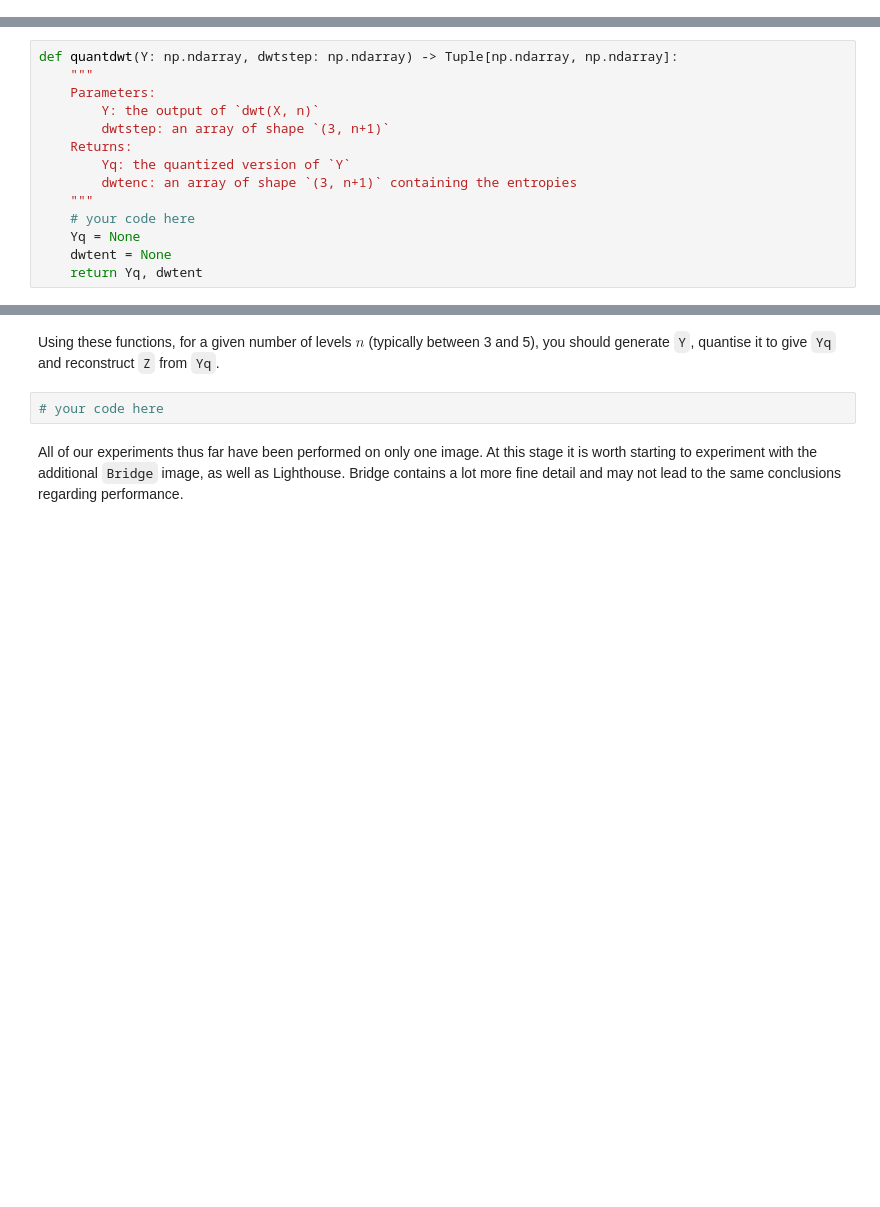
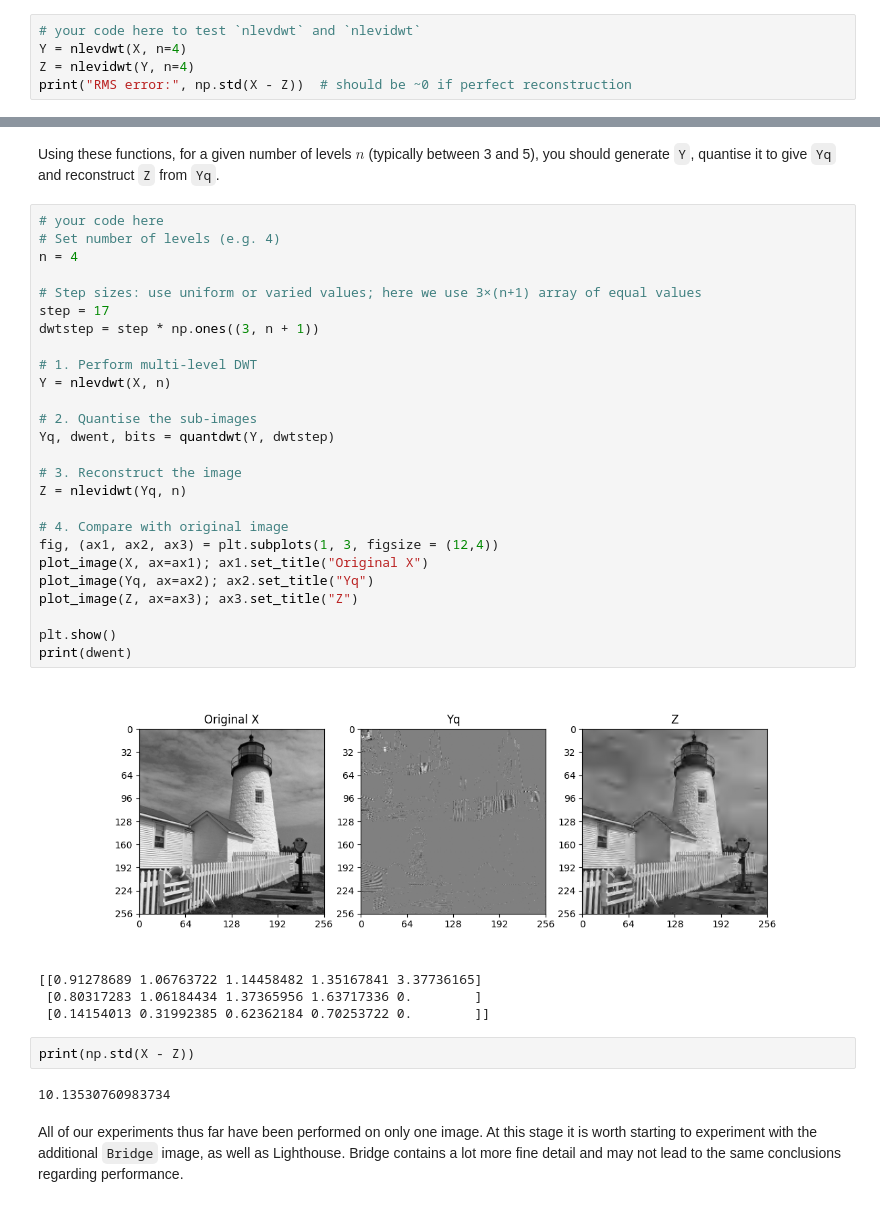
Before and after one commit to LucyYuanZihan/Lucy_cued_sf2_lab, a Jupyter notebook: 9-dwt.ipynb, the cells around one changed output, grey strips where cells are left out. Cells and saved outputs as stored; diff of their text form; blank space fills up the shorter version.

```diff
--- a/9-dwt.ipynb
+++ b/9-dwt.ipynb
@@ -349,0 +407,5 @@ def nlevidwt(Y, n):
+# %%
+# your code here to test `nlevdwt` and `nlevidwt`
+Y = nlevdwt(X, n=4)
+Z = nlevidwt(Y, n=4)
+print("RMS error:", np.std(X - Z))  # should be ~0 if perfect reconstruction
@@ -353,17 +417,3 @@ sub-images of `Y` to give `Yq` and calculate their
 entropy.  The sub-images at each level `i` of the DWT should
 be quantised according to a $3 \times (n+1)$ matrix `dwtstep[k,i]` of
 step-sizes, where $\mathtt{k}=\left\{0,1,2\right\}$ corresponds to each of the three high-pass images at level `i` (top right, bottom left, and bottom right, respectively), and the final low-pass image is quantised with `dwtstep[0,n]`. This matrix will be populated either with the same number in all elements (for equal-step-size quantisation) or a range of different numbers (for equal-MSE quantisation). The entropies for each sub-image should be stored in a similar $3 \times (n+1)$ matrix `dwtent[k,i]`.
-# %%
-def quantdwt(Y: np.ndarray, dwtstep: np.ndarray) -> Tuple[np.ndarray, np.ndarray]:
-    """
-    Parameters:
-        Y: the output of `dwt(X, n)`
-        dwtstep: an array of shape `(3, n+1)`
-    Returns:
-        Yq: the quantized version of `Y`
-        dwtenc: an array of shape `(3, n+1)` containing the entropies
-    """
-    # your code here
-    Yq = None
-    dwtent = None
-    return Yq, dwtent
@@ -371,8 +470,41 @@ def quantdwt(Y: np.ndarray, dwtstep: np.ndarray) -> Tuple[np.ndarray, np.ndarray
 Using these functions, for a given number of levels $n$ (typically
 between 3 and 5), you should generate `Y`, quantise it to
 give `Yq` and reconstruct `Z` from `Yq`.
-# %%
-# your code here
+# %%
+# your code here
+# Set number of levels (e.g. 4)
+n = 4
+
+# Step sizes: use uniform or varied values; here we use 3×(n+1) array of equal values
+step = 17
+dwtstep = step * np.ones((3, n + 1))
+
+# 1. Perform multi-level DWT
+Y = nlevdwt(X, n)
+
+# 2. Quantise the sub-images
+Yq, dwent, bits = quantdwt(Y, dwtstep)
+
+# 3. Reconstruct the image
+Z = nlevidwt(Yq, n)
+
+# 4. Compare with original image
+fig, (ax1, ax2, ax3) = plt.subplots(1, 3, figsize = (12,4))
+plot_image(X, ax=ax1); ax1.set_title("Original X")
+plot_image(Yq, ax=ax2); ax2.set_title("Yq")
+plot_image(Z, ax=ax3); ax3.set_title("Z")
+
+plt.show()
+print(dwent)
+# %% [output]
+[figure, added]
+[[0.91278689 1.06763722 1.14458482 1.35167841 3.37736165]
+ [0.80317283 1.06184434 1.37365956 1.63717336 0.        ]
+ [0.14154013 0.31992385 0.62362184 0.70253722 0.        ]]
+# %%
+print(np.std(X - Z))
+# %% [output]
+10.13530760983734
 # %% [markdown]
 All of our experiments thus far have been performed on only one image. At this stage it is worth starting to experiment with the additional `Bridge` image, as well as Lighthouse. Bridge contains a lot more fine detail and may not lead to the same conclusions regarding performance.
 # %%
```
Also changed, not shown: parts of 16 cells of this notebook.
